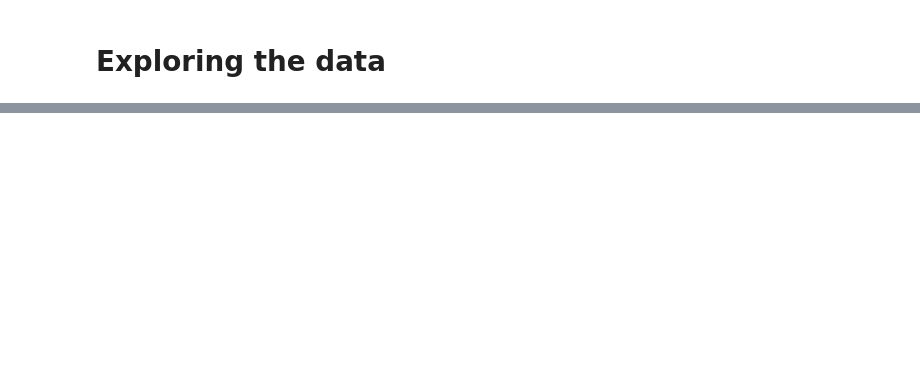
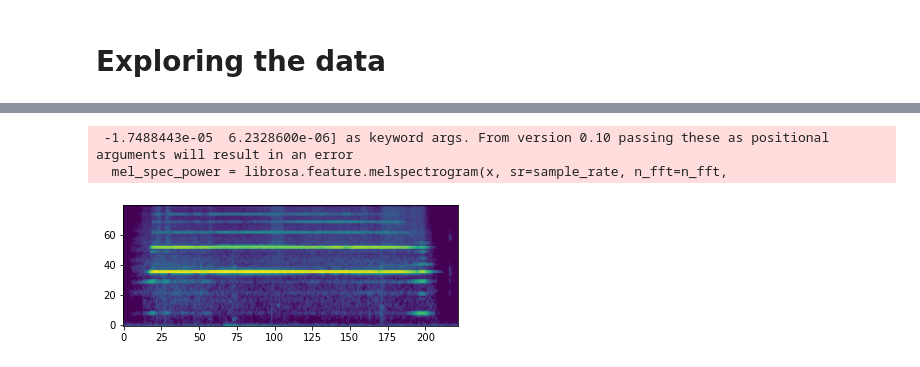
Before and after one commit to oyvindgrutle/DAT255-project, a Jupyter notebook: nbs/Downloading-and-Exploration.ipynb, the cells around one changed output, grey strips where cells are left out. Drawn from its saved outputs; the diff is of its cells as text; code cells hidden in the pictures; blank space fills up the shorter version.

```diff
--- a/nbs/Downloading-and-Exploration.ipynb
+++ b/nbs/Downloading-and-Exploration.ipynb
@@ -100,0 +122,34 @@ plt.plot(x)
+# %%
+def log_mel_spec_tfm(fname, src_path, dst_path):
+    x, sample_rate = librosa.load(src_path/fname)
+
+    n_fft = 1024
+    hop_length = 512
+    n_mels = 80
+    fmin = 20
+    fmax = sample_rate / 2
+
+    mel_spec_power = librosa.feature.melspectrogram(x, sr=sample_rate, n_fft=n_fft,
+                                                    hop_length=hop_length,
+                                                    n_mels=n_mels, power=2.0,
+                                                    fmin=fmin, fmax=fmax)
+
+    #mel_spec_power = librosa.feature.melspectrogram(x, sr=sample_rate)
+
+    mel_spec_db = librosa.power_to_db(mel_spec_power, ref=np.max)
+
+    label = df.loc[df['fname'].eq(fn), 'label'].iloc[0]
+
+    dst_path = dst_path / label
+    dst_path.mkdir(exist_ok=True)
+
+    dst_fname = dst_path / (fname[:-4] + '.png')
+    plt.imsave(dst_fname, mel_spec_db)
+# %%
+log_mel_spec_tfm(fn, AUDIO_DIR, IMG_DIR)
+img = plt.imread(str(IMG_DIR/(fn[:-4] + '.png')))
+plt.imshow(img, origin='lower');
+# %% [output]
+ -1.7488443e-05  6.2328600e-06] as keyword args. From version 0.10 passing these as positional arguments will result in an error
+  mel_spec_power = librosa.feature.melspectrogram(x, sr=sample_rate, n_fft=n_fft,
+[figure, added]
```
Also changed, not shown: parts of 26 cells of this notebook.
